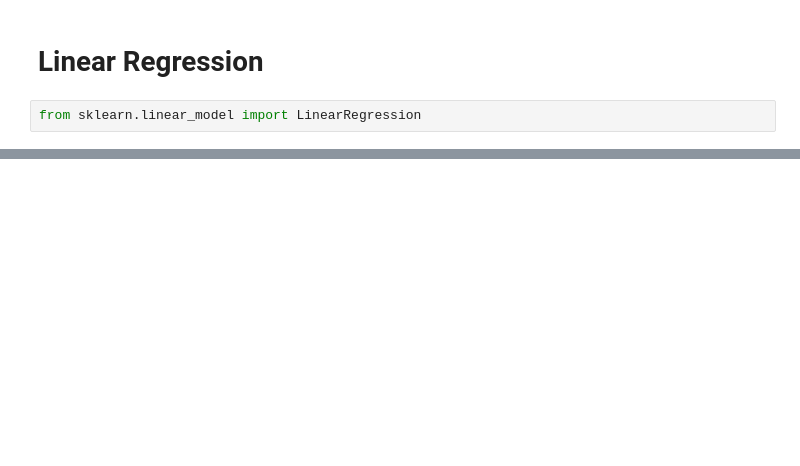
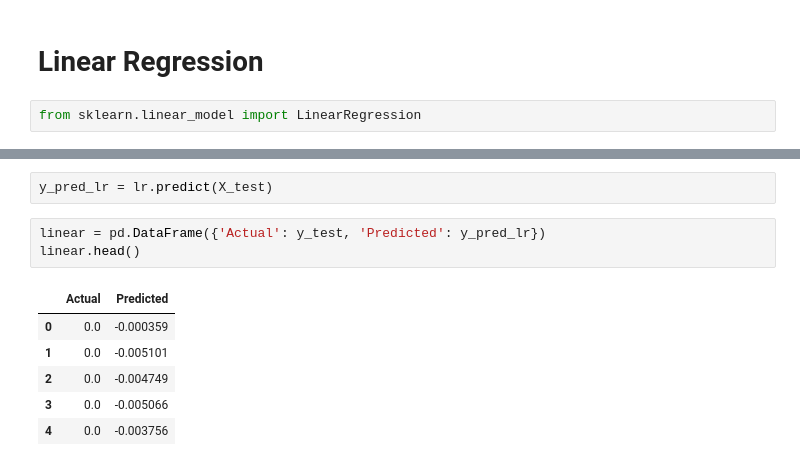
Before and after one commit to izazaka/Data, a Jupyter notebook: CA1.ipynb, the cells around one changed output, grey strips where cells are left out. Cells and saved outputs as stored; diff of their text form; blank space fills up the shorter version.

```diff
--- a/CA1.ipynb
+++ b/CA1.ipynb
@@ -930,0 +830,12 @@ plt.show()
+# %%
+y_pred_lr = lr.predict(X_test)
+# %%
+linear = pd.DataFrame({'Actual': y_test, 'Predicted': y_pred_lr})
+linear.head()
+# %% [output]
+|  | Actual | Predicted |
+| 0 | 0.0 | -0.000359 |
+| 1 | 0.0 | -0.005101 |
+| 2 | 0.0 | -0.004749 |
+| 3 | 0.0 | -0.005066 |
+| 4 | 0.0 | -0.003756 |
```
Also changed, not shown: parts of 58 cells of this notebook.
